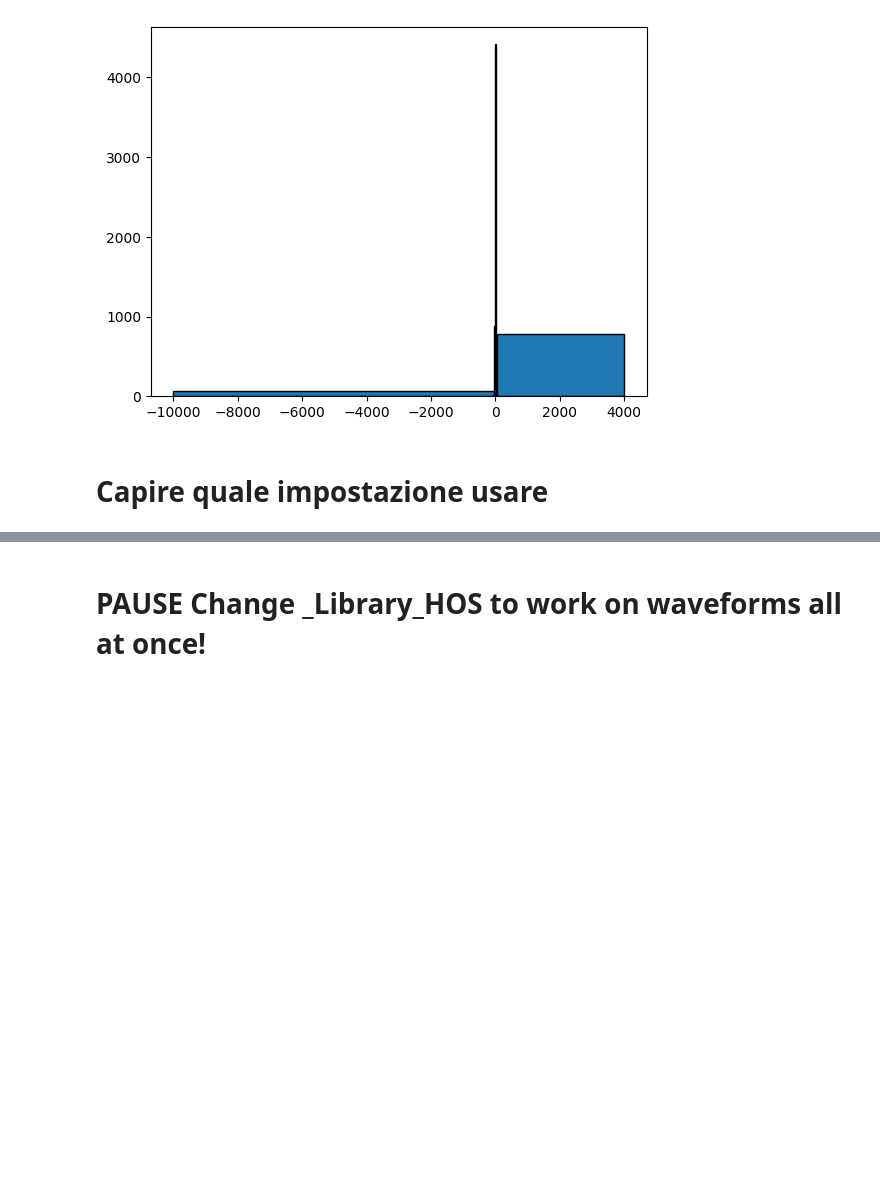
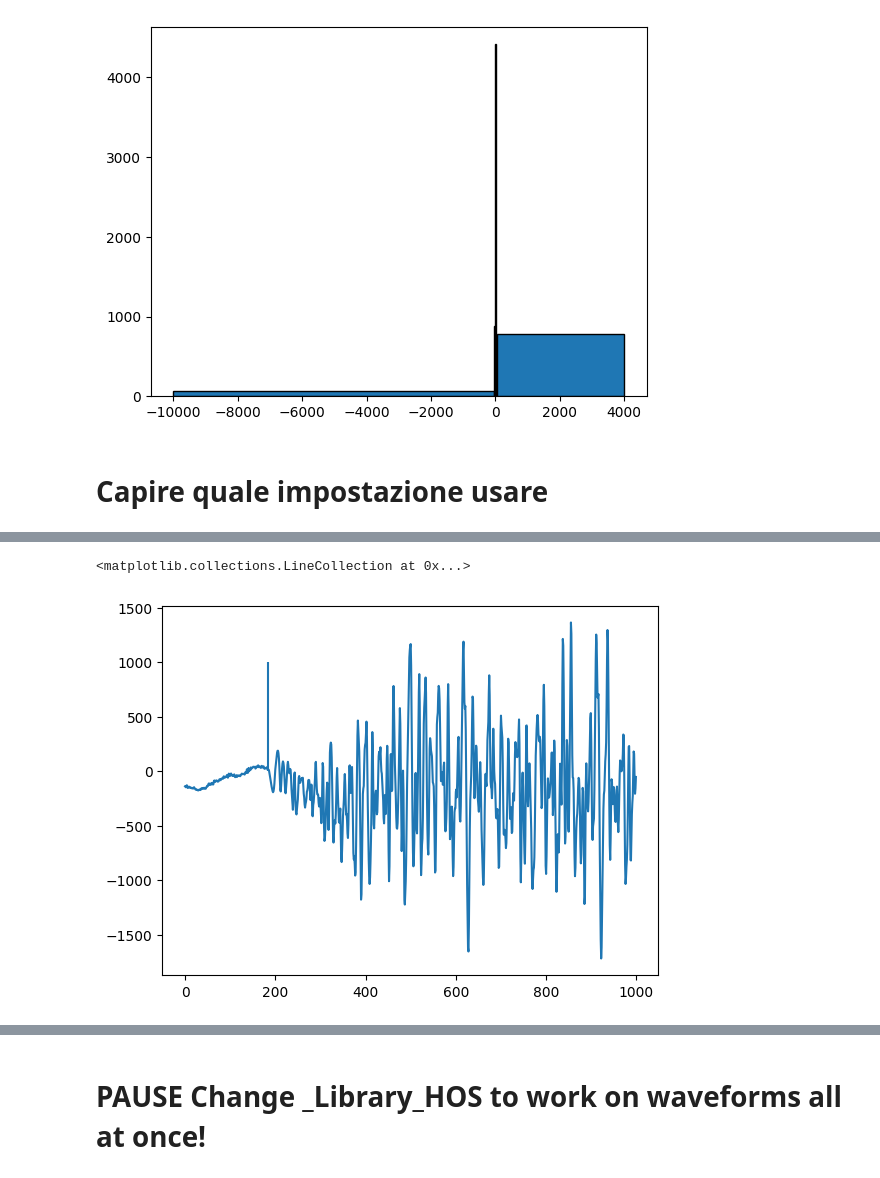
Before and after one commit to Nemenick/primoprogetto, a Jupyter notebook: Codici/_DETECT_HOS.ipynb, the cells around one changed output, grey strips where cells are left out. Drawn from its saved outputs; the diff is of its cells as text; code cells hidden in the pictures; blank space fills up the shorter version.

```diff
--- a/Codici/_DETECT_HOS.ipynb
+++ b/Codici/_DETECT_HOS.ipynb
@@ -135,0 +170,6 @@ fig.savefig("/home/silvia/Desktop/Immagini/_HOS_Pollino_err_LE_5")
+# %%
+plt.plot(D.sismogramma[1][2000:3000])
+plt.vlines(183,0,1000)
+# %% [output]
+<matplotlib.collections.LineCollection at 0x...>
+[figure, added]
```
Also changed, not shown: parts of 15 cells of this notebook, 4 other files.
